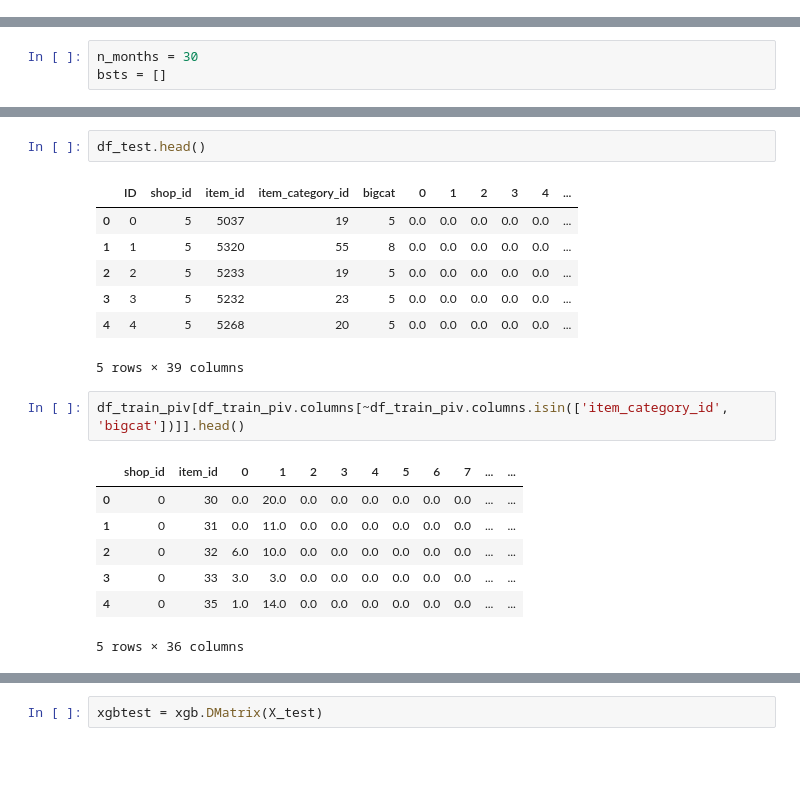
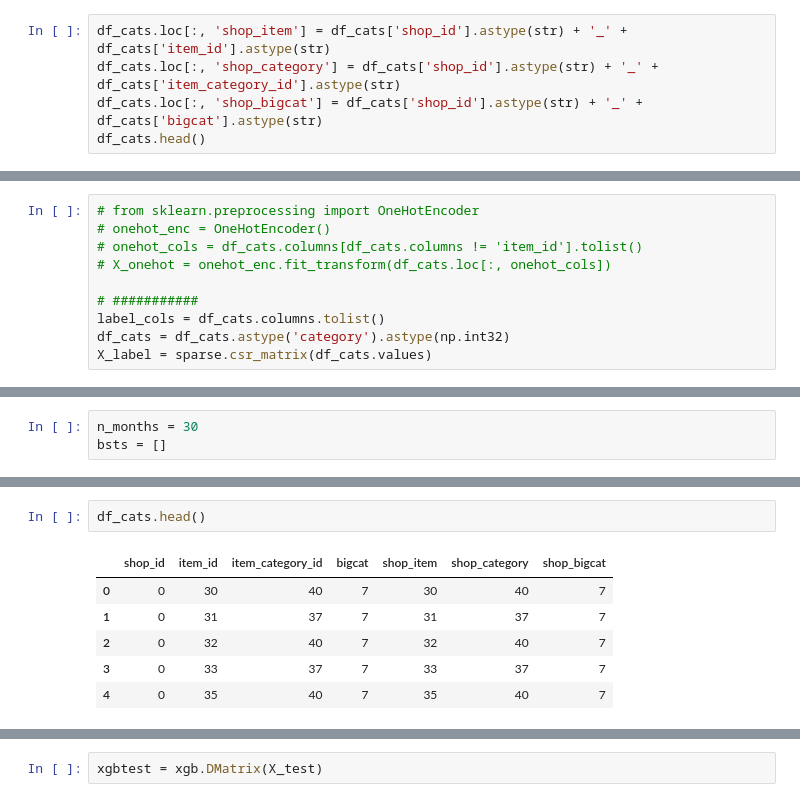
Before and after one commit to GatzZ/competitive-data-science-final-project, a Jupyter notebook: Main.ipynb, the cells around one changed output, grey strips where cells are left out. Saved outputs shown, nothing was run; the diff lists cells and outputs as text; blank space fills up the shorter version.

```diff
--- a/Main.ipynb
+++ b/Main.ipynb
@@ -258,3 +201,8 @@ item_id             21174
 item_category_id       60
 bigcat                 15
 dtype: int64
+# %%
+df_cats.loc[:, 'shop_item'] = df_cats['shop_id'].astype(str) + '_' + df_cats['item_id'].astype(str)
+df_cats.loc[:, 'shop_category'] = df_cats['shop_id'].astype(str) + '_' + df_cats['item_category_id'].astype(str)
+df_cats.loc[:, 'shop_bigcat'] = df_cats['shop_id'].astype(str) + '_' + df_cats['bigcat'].astype(str)
+df_cats.head()
@@ -261,3 +216,13 @@ dtype: int64
+# %%
+# from sklearn.preprocessing import OneHotEncoder
+# onehot_enc = OneHotEncoder()
+# onehot_cols = df_cats.columns[df_cats.columns != 'item_id'].tolist()
+# X_onehot = onehot_enc.fit_transform(df_cats.loc[:, onehot_cols])
+
+# ###########
+label_cols = df_cats.columns.tolist()
+df_cats = df_cats.astype('category').astype(np.int32)
+X_label = sparse.csr_matrix(df_cats.values)
 # %%
 df_months = df_train_piv.iloc[:, 4:]
 df_months.head()
@@ -439,20 +376,9 @@ my_plot_importance(bst, figsize=(10, 20))
 # %%
-df_test.head()
+df_cats.head()
 # %% [output]
-|  | ID | shop_id | item_id | item_category_id | bigcat | 0 | 1 | 2 | 3 | 4 | ... |
-| 0 | 0 | 5 | 5037 | 19 | 5 | 0.0 | 0.0 | 0.0 | 0.0 | 0.0 | ... |
-| 1 | 1 | 5 | 5320 | 55 | 8 | 0.0 | 0.0 | 0.0 | 0.0 | 0.0 | ... |
-| 2 | 2 | 5 | 5233 | 19 | 5 | 0.0 | 0.0 | 0.0 | 0.0 | 0.0 | ... |
-| 3 | 3 | 5 | 5232 | 23 | 5 | 0.0 | 0.0 | 0.0 | 0.0 | 0.0 | ... |
-| 4 | 4 | 5 | 5268 | 20 | 5 | 0.0 | 0.0 | 0.0 | 0.0 | 0.0 | ... |
+|  | shop_id | item_id | item_category_id | bigcat | shop_item | shop_category | shop_bigcat |
+| 0 | 0 | 30 | 40 | 7 | 30 | 40 | 7 |
+| 1 | 0 | 31 | 37 | 7 | 31 | 37 | 7 |
+| 2 | 0 | 32 | 40 | 7 | 32 | 40 | 7 |
+| 3 | 0 | 33 | 37 | 7 | 33 | 37 | 7 |
+| 4 | 0 | 35 | 40 | 7 | 35 | 40 | 7 |
-5 rows × 39 columns
-# %%
-df_train_piv[df_train_piv.columns[~df_train_piv.columns.isin(['item_category_id', 'bigcat'])]].head()
-# %% [output]
-|  | shop_id | item_id | 0 | 1 | 2 | 3 | 4 | 5 | 6 | 7 | ... | ... |
-| 0 | 0 | 30 | 0.0 | 20.0 | 0.0 | 0.0 | 0.0 | 0.0 | 0.0 | 0.0 | ... | ... |
-| 1 | 0 | 31 | 0.0 | 11.0 | 0.0 | 0.0 | 0.0 | 0.0 | 0.0 | 0.0 | ... | ... |
-| 2 | 0 | 32 | 6.0 | 10.0 | 0.0 | 0.0 | 0.0 | 0.0 | 0.0 | 0.0 | ... | ... |
-| 3 | 0 | 33 | 3.0 | 3.0 | 0.0 | 0.0 | 0.0 | 0.0 | 0.0 | 0.0 | ... | ... |
-| 4 | 0 | 35 | 1.0 | 14.0 | 0.0 | 0.0 | 0.0 | 0.0 | 0.0 | 0.0 | ... | ... |
-5 rows × 36 columns
```
Also changed, not shown: parts of 28 cells of this notebook, 1 other file.
